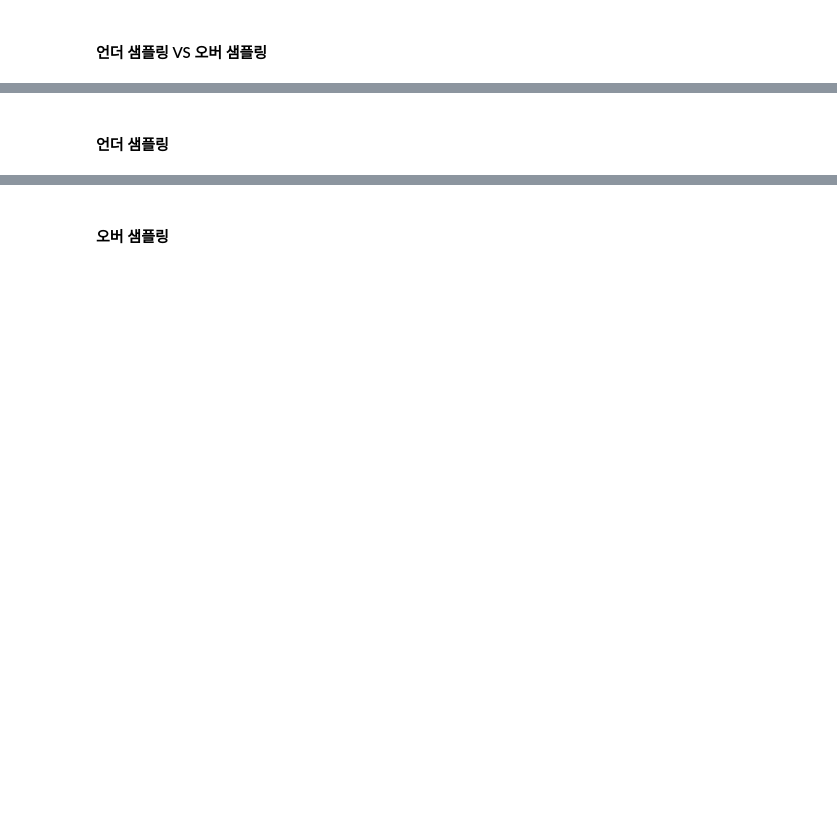
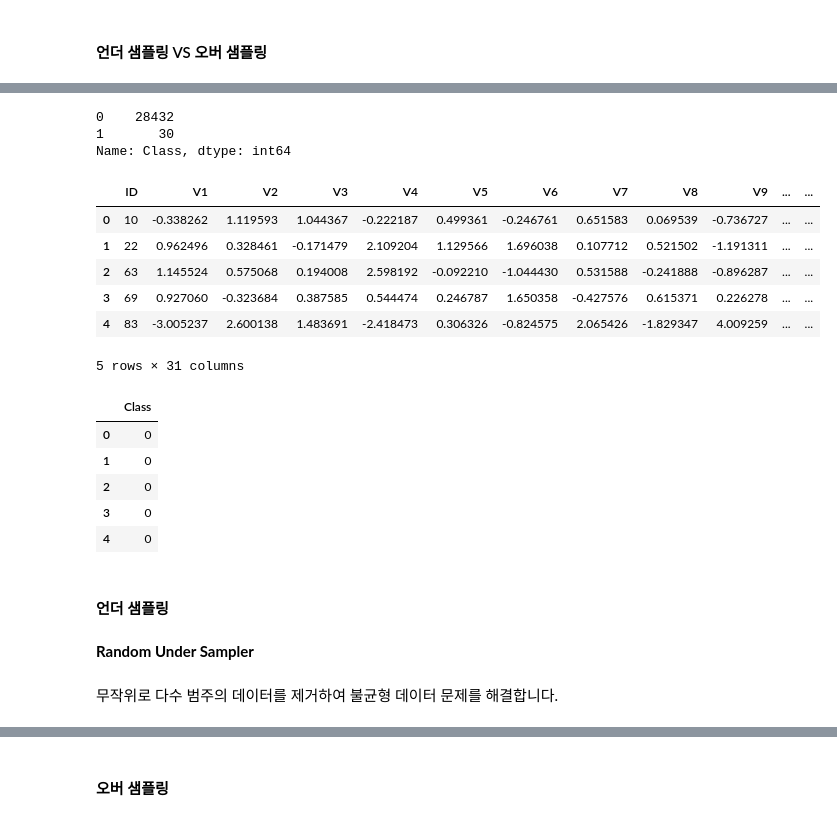
Before and after one commit to namwootree/Dacrew-4th, a Jupyter notebook: Stage_2.ipynb, the cells around one changed output, grey strips where cells are left out. Saved outputs shown, nothing was run; the diff lists cells and outputs as text; code cells hidden in the pictures; blank space fills up the shorter version.

```diff
--- a/Stage_2.ipynb
+++ b/Stage_2.ipynb
@@ -893,2 +917,40 @@ Stage 1에서 신용카드 거래 중에서 사기거래가 발생할 경우는
+# %%
+# 불균형 데이터 문제를 확인한 'Val' 데이터 셋을 활용합니다.
+
+val = pd.read_csv('./val.csv')
+
+print(val['Class'].value_counts())
+# %% [output]
+0    28432
+1       30
+Name: Class, dtype: int64
+# %%
+# 'val' 데이터프레임을 복사하여 동일한 데이터프레임을 사용합니다.
+df = val.copy()
+
+# 불균형 데이터 문제를 해결할 칼럼을 구분합니다.
+# y : 불균형 데이터 문제가 발생한 특성 / X : y 이외의 칼럼들
+y = df[['Class']]
+X = df.drop(columns=['Class'])
+# %%
+display(X.head(), y.head())
+# %% [output]
+|  | ID | V1 | V2 | V3 | V4 | V5 | V6 | V7 | V8 | V9 | ... | ... |
+| 0 | 10 | -0.338262 | 1.119593 | 1.044367 | -0.222187 | 0.499361 | -0.246761 | 0.651583 | 0.069539 | -0.736727 | ... | ... |
+| 1 | 22 | 0.962496 | 0.328461 | -0.171479 | 2.109204 | 1.129566 | 1.696038 | 0.107712 | 0.521502 | -1.191311 | ... | ... |
+| 2 | 63 | 1.145524 | 0.575068 | 0.194008 | 2.598192 | -0.092210 | -1.044430 | 0.531588 | -0.241888 | -0.896287 | ... | ... |
+| 3 | 69 | 0.927060 | -0.323684 | 0.387585 | 0.544474 | 0.246787 | 1.650358 | -0.427576 | 0.615371 | 0.226278 | ... | ... |
+| 4 | 83 | -3.005237 | 2.600138 | 1.483691 | -2.418473 | 0.306326 | -0.824575 | 2.065426 | -1.829347 | 4.009259 | ... | ... |
+5 rows × 31 columns
+|  | Class |
+| 0 | 0 |
+| 1 | 0 |
+| 2 | 0 |
+| 3 | 0 |
+| 4 | 0 |
 # %% [markdown]
 #### 언더 샘플링
+# %% [markdown]
+**Random Under Sampler**
+# %% [markdown]
+무작위로 다수 범주의 데이터를 제거하여 불균형 데이터 문제를 해결합니다.
```
Also changed, not shown: parts of 73 cells of this notebook.
